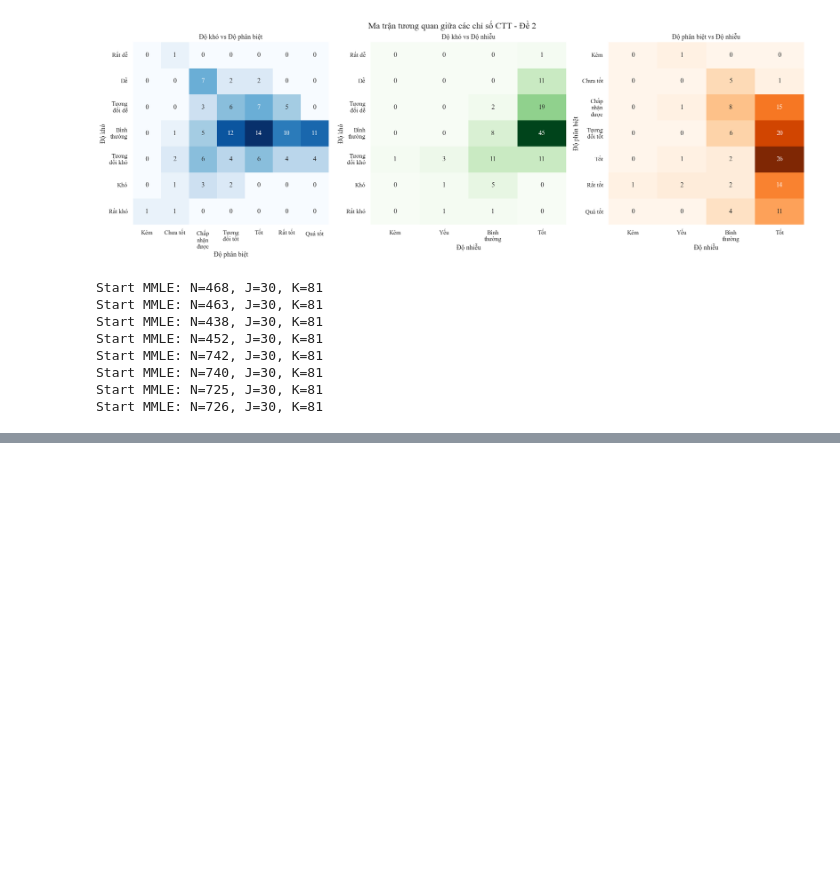
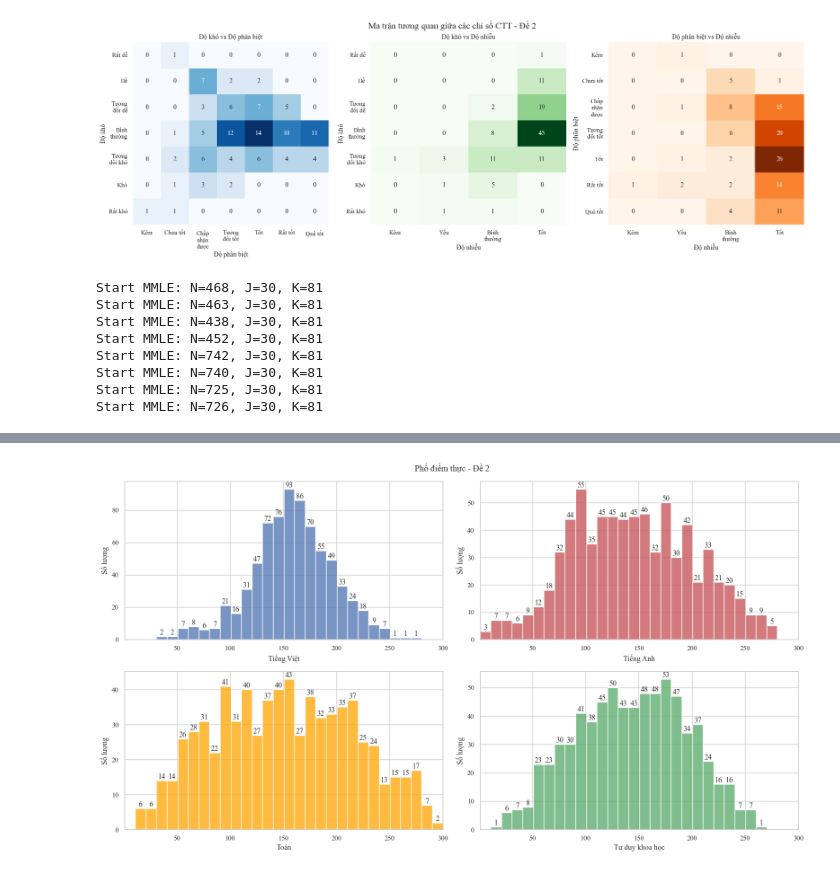
Before and after one commit to DuongThai2712/item-analysis-and-mmle-irt, a Jupyter notebook: main.ipynb, the cells around one changed output, grey strips where cells are left out. Saved outputs shown, nothing was run; the diff lists cells and outputs as text; code cells hidden in the pictures; blank space fills up the shorter version.

```diff
--- a/main.ipynb
+++ b/main.ipynb
@@ -799,0 +810,9 @@ for df in [df_TV2, df_TA2, df_TO2, df_KH2]:
+# %%
+df_true_2 = df_TV2[['SBD', 'True']].copy().rename({'True': 'TrueTV'}, axis=1)
+
+df_true_2 = df_true_2.merge(df_TA2[['SBD', 'True']].rename({'True': 'TrueTA'}, axis=1), on='SBD', how='outer')
+df_true_2 = df_true_2.merge(df_TO2[['SBD', 'True']].rename({'True': 'TrueTO'}, axis=1), on='SBD', how='outer')
+df_true_2 = df_true_2.merge(df_KH2[['SBD', 'True']].rename({'True': 'TrueKH'}, axis=1), on='SBD', how='outer')
+ip.draw_plot(df_true_2, col_name='True', title='Phổ điểm thực - Đề 2', range=(1,300))
+# %% [output]
+[figure, added]
```
Also changed, not shown: parts of 19 cells of this notebook, 2 other files.
